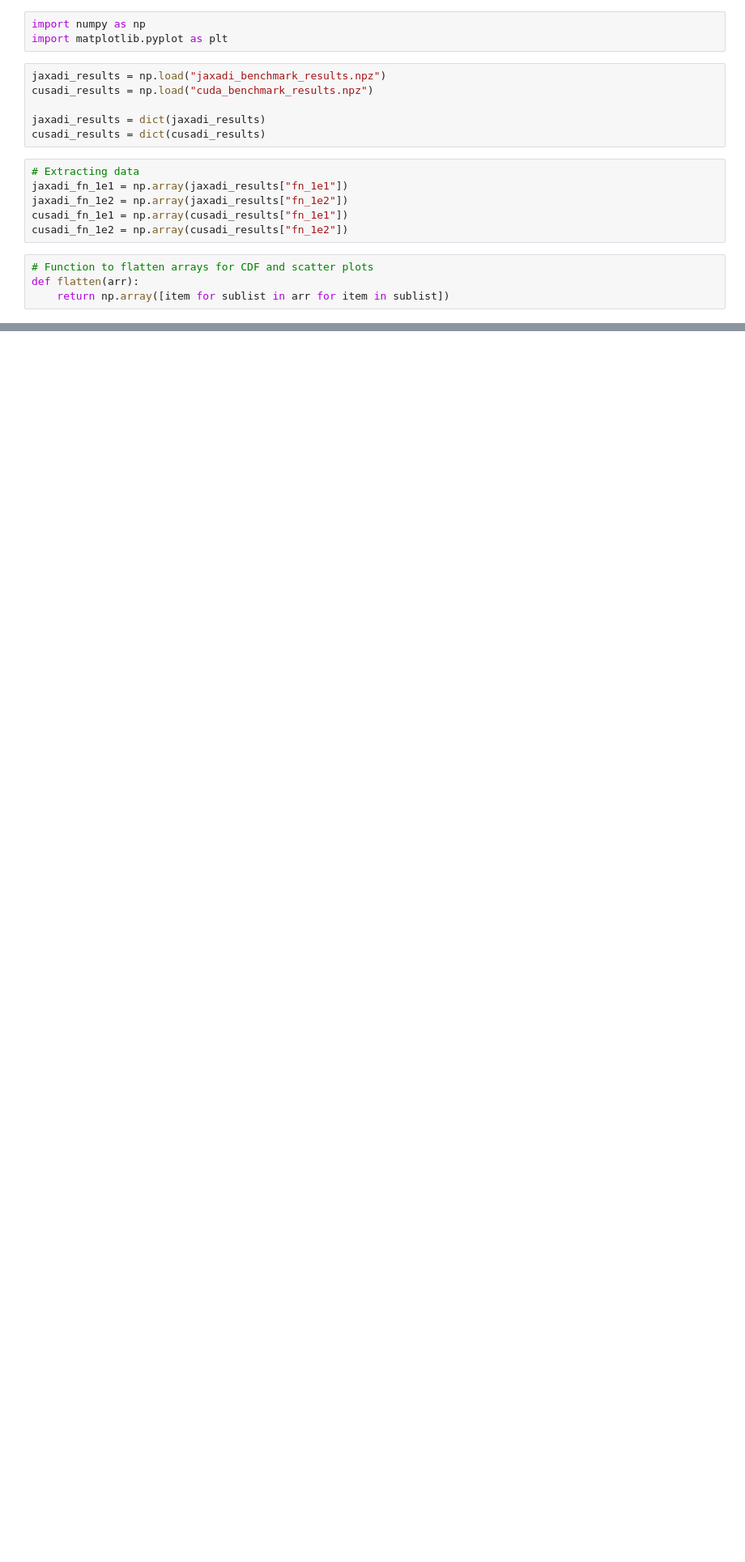
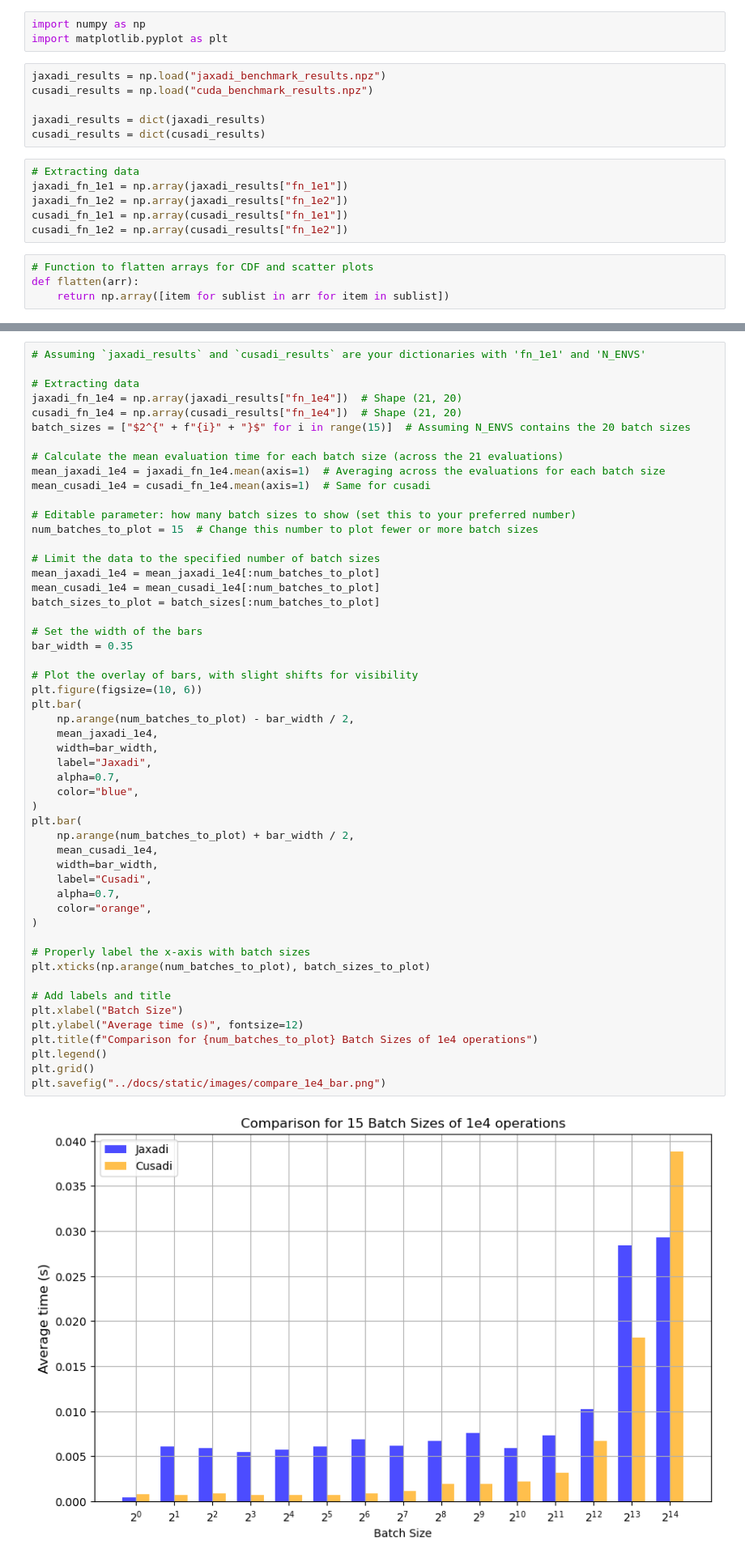
Before and after one commit to based-robotics/jaxadi, a Jupyter notebook: benchmarks/visualize.ipynb, the cells around one changed output, grey strips where cells are left out. Shown at 81% size. Drawn from its saved outputs; the diff is of its cells as text; blank space fills up the shorter version.

```diff
--- a/benchmarks/visualize.ipynb
+++ b/benchmarks/visualize.ipynb
@@ -131,0 +184,54 @@ plt.savefig("../docs/static/images/compare_1e2_bar.png")
+# %%
+# Assuming `jaxadi_results` and `cusadi_results` are your dictionaries with 'fn_1e1' and 'N_ENVS'
+
+# Extracting data
+jaxadi_fn_1e4 = np.array(jaxadi_results["fn_1e4"])  # Shape (21, 20)
+cusadi_fn_1e4 = np.array(cusadi_results["fn_1e4"])  # Shape (21, 20)
+batch_sizes = ["$2^{" + f"{i}" + "}$" for i in range(15)]  # Assuming N_ENVS contains the 20 batch sizes
+
+# Calculate the mean evaluation time for each batch size (across the 21 evaluations)
+mean_jaxadi_1e4 = jaxadi_fn_1e4.mean(axis=1)  # Averaging across the evaluations for each batch size
+mean_cusadi_1e4 = cusadi_fn_1e4.mean(axis=1)  # Same for cusadi
+
+# Editable parameter: how many batch sizes to show (set this to your preferred number)
+num_batches_to_plot = 15  # Change this number to plot fewer or more batch sizes
+
+# Limit the data to the specified number of batch sizes
+mean_jaxadi_1e4 = mean_jaxadi_1e4[:num_batches_to_plot]
+mean_cusadi_1e4 = mean_cusadi_1e4[:num_batches_to_plot]
+batch_sizes_to_plot = batch_sizes[:num_batches_to_plot]
+
+# Set the width of the bars
+bar_width = 0.35
+
+# Plot the overlay of bars, with slight shifts for visibility
+plt.figure(figsize=(10, 6))
+plt.bar(
+    np.arange(num_batches_to_plot) - bar_width / 2,
+    mean_jaxadi_1e4,
+    width=bar_width,
+    label="Jaxadi",
+    alpha=0.7,
+    color="blue",
+)
+plt.bar(
+    np.arange(num_batches_to_plot) + bar_width / 2,
+    mean_cusadi_1e4,
+    width=bar_width,
+    label="Cusadi",
+    alpha=0.7,
+    color="orange",
+)
+
+# Properly label the x-axis with batch sizes
+plt.xticks(np.arange(num_batches_to_plot), batch_sizes_to_plot)
+
+# Add labels and title
+plt.xlabel("Batch Size")
+plt.ylabel("Average time (s)", fontsize=12)
+plt.title(f"Comparison for {num_batches_to_plot} Batch Sizes of 1e4 operations")
+plt.legend()
+plt.grid()
+plt.savefig("../docs/static/images/compare_1e4_bar.png")
+# %% [output]
+[figure, added]
```
Also changed, not shown: parts of 5 cells of this notebook, 3 other files.
